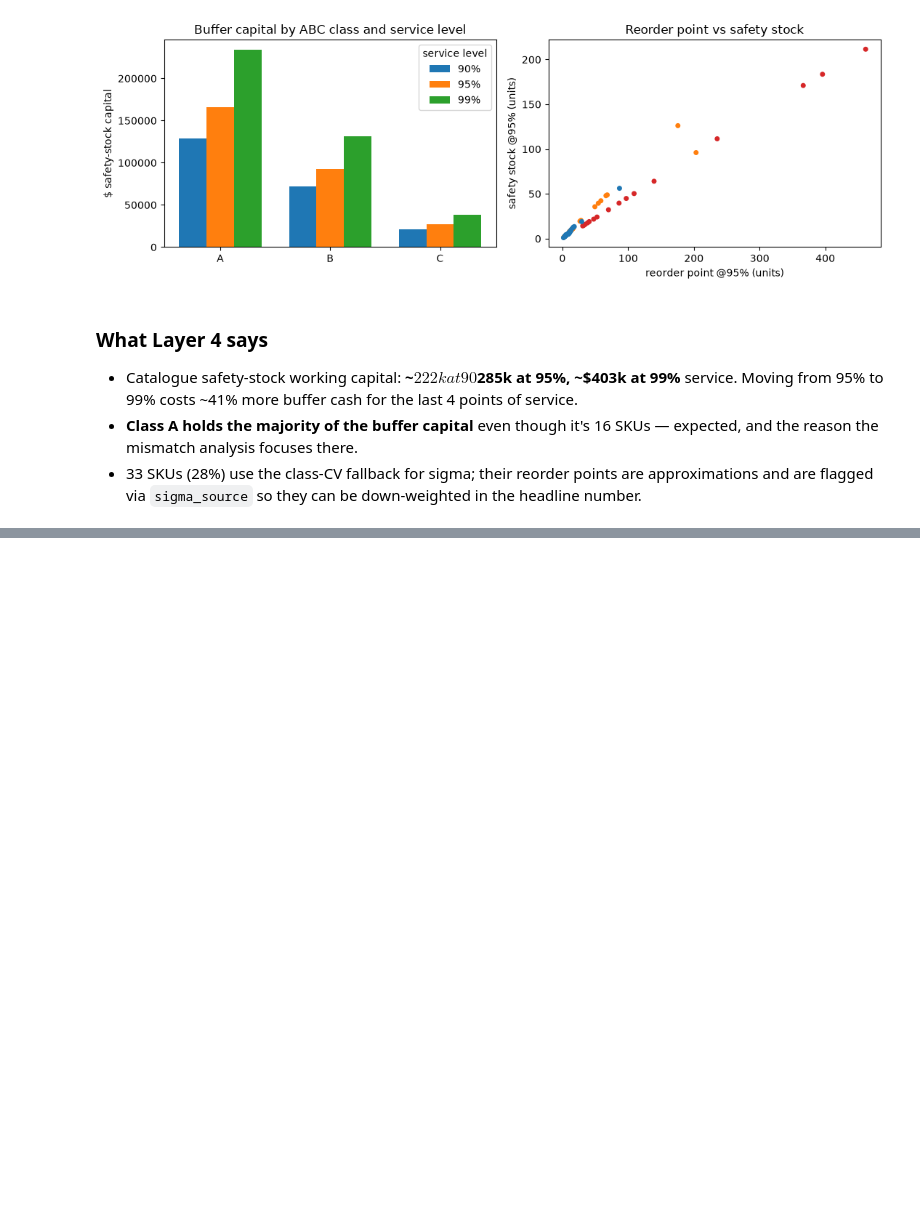
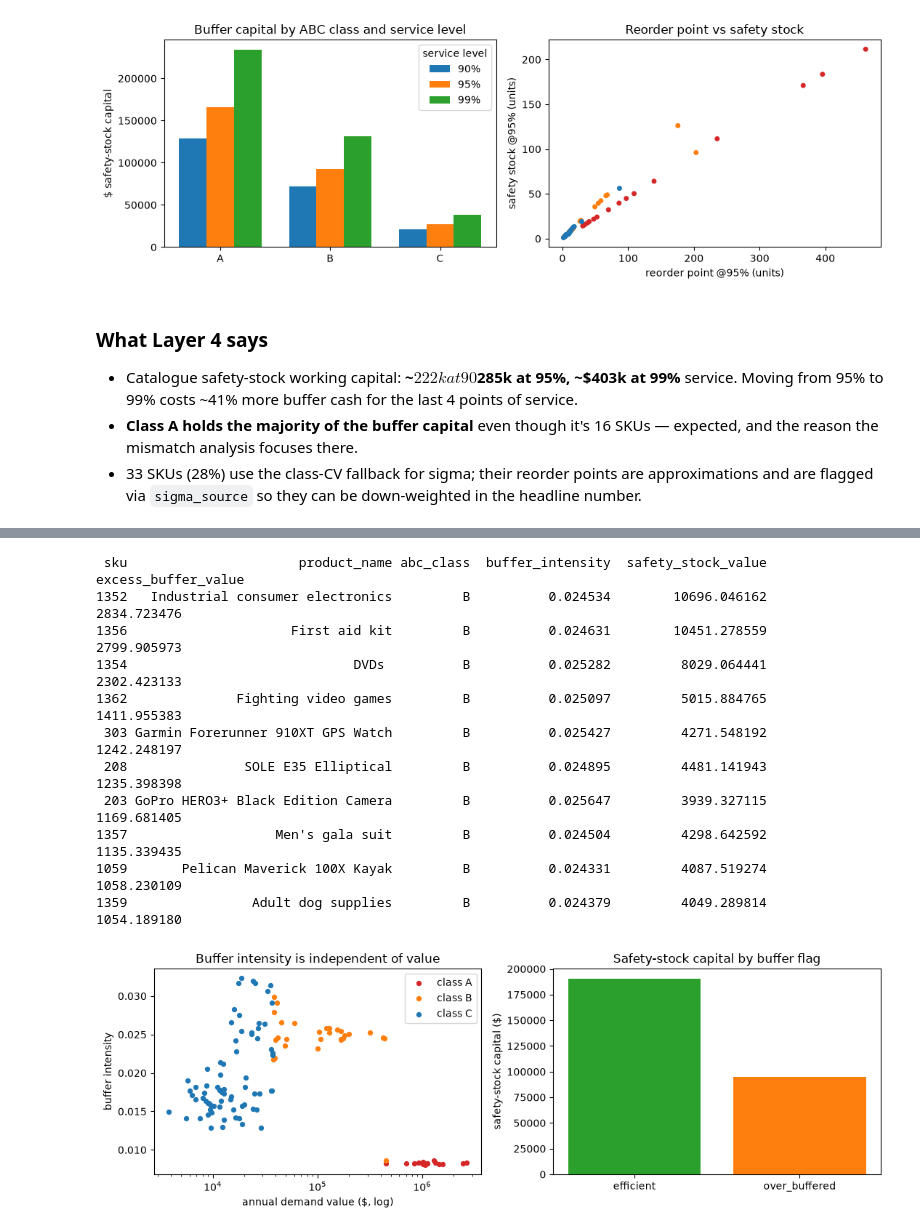
Before and after one commit to GireesheePendela/dataco-inventory-analysis, a Jupyter notebook: notebooks/analysis.ipynb, the cells around one changed output, grey strips where cells are left out. Drawn from its saved outputs; the diff is of its cells as text; code cells hidden in the pictures; blank space fills up the shorter version.

Commit message:
Add mismatch analysis and buffer_flag to sku_metrics.csv

```diff
--- a/notebooks/analysis.ipynb
+++ b/notebooks/analysis.ipynb
@@ -712,0 +763,39 @@ plt.show()
+# %%
+# Where is the trapped cash?
+print(over.sort_values("excess_buffer_value", ascending=False)
+        [["sku", "product_name", "abc_class", "buffer_intensity",
+          "safety_stock_value", "excess_buffer_value"]]
+        .head(10).to_string(index=False))
+
+fig, ax = plt.subplots(1, 2, figsize=(11, 3.8))
+colours = {"A": "tab:red", "B": "tab:orange", "C": "tab:blue"}
+for cls, g in mm.groupby("abc_class"):
+    ax[0].scatter(g["annual_demand_value"], g["buffer_intensity"], s=18,
+                  color=colours[cls], label=f"class {cls}")
+ax[0].set_xscale("log")
+ax[0].set_xlabel("annual demand value ($, log)")
+ax[0].set_ylabel("buffer intensity")
+ax[0].set_title("Buffer intensity is independent of value")
+ax[0].legend()
+
+flag_order = ["efficient", "over_buffered"]
+ax[1].bar(flag_order,
+          [mm.loc[mm.buffer_flag == f, "safety_stock_value"].sum() for f in flag_order],
+          color=["tab:green", "tab:orange"])
+ax[1].set_ylabel("safety-stock capital ($)")
+ax[1].set_title("Safety-stock capital by buffer flag")
+plt.tight_layout()
+plt.show()
+# %% [output]
+ sku                      product_name abc_class  buffer_intensity  safety_stock_value  excess_buffer_value
+1352   Industrial consumer electronics         B          0.024534        10696.046162          2834.723476
+1356                     First aid kit         B          0.024631        10451.278559          2799.905973
+1354                             DVDs          B          0.025282         8029.064441          2302.423133
+1362              Fighting video games         B          0.025097         5015.884765          1411.955383
+ 303 Garmin Forerunner 910XT GPS Watch         B          0.025427         4271.548192          1242.248197
+ 208               SOLE E35 Elliptical         B          0.024895         4481.141943          1235.398398
+ 203 GoPro HERO3+ Black Edition Camera         B          0.025647         3939.327115          1169.681405
+1357                   Men's gala suit         B          0.024504         4298.642592          1135.339435
+1059       Pelican Maverick 100X Kayak         B          0.024331         4087.519274          1058.230109
+1359                Adult dog supplies         B          0.024379         4049.289814          1054.189180
+[figure, added]
```
Also changed, not shown: parts of 5 cells of this notebook, 1 other file.
